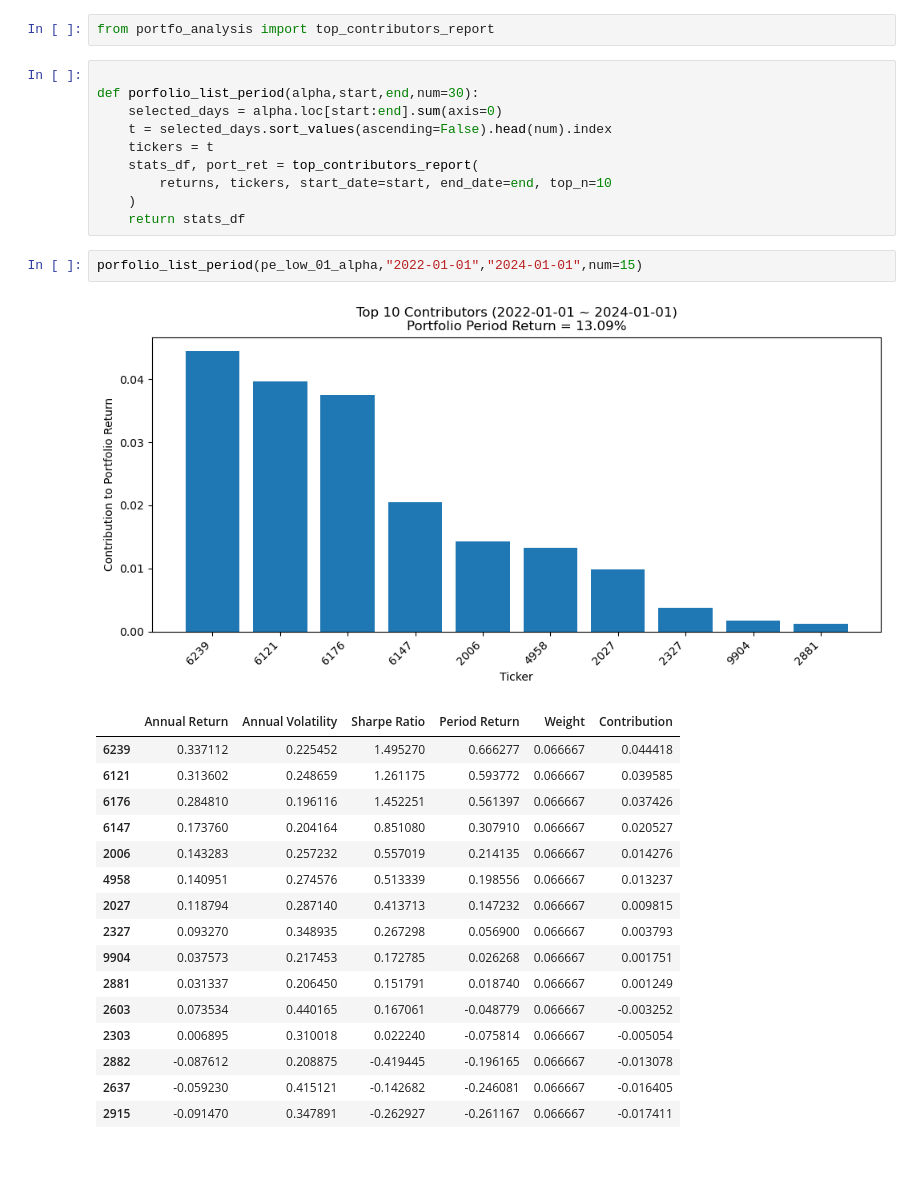
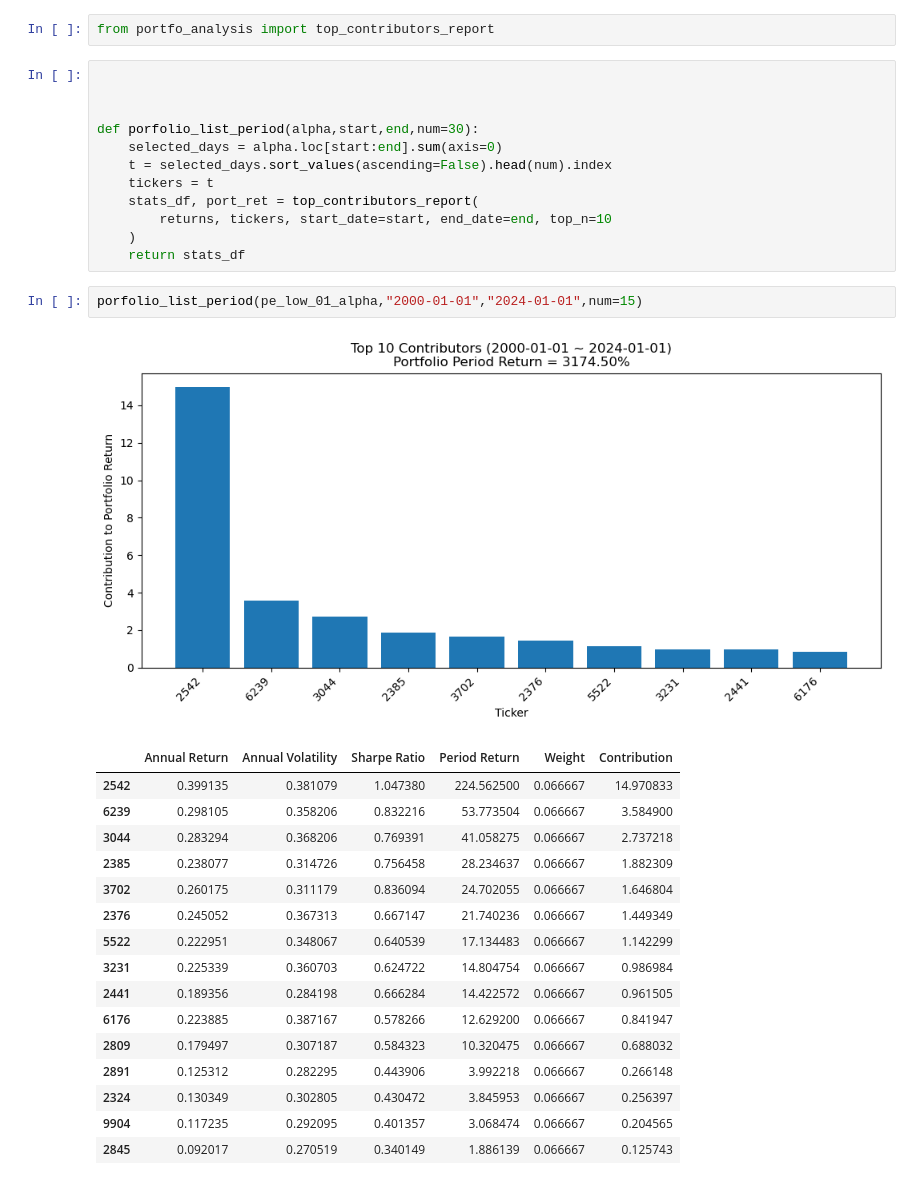
Before and after one commit to alfred0427/----_ver1, a Jupyter notebook: main.ipynb, the cells around one changed output. Drawn from its saved outputs; the diff is of its cells as text.

```diff
--- a/main.ipynb
+++ b/main.ipynb
@@ -341,6 +334,8 @@ Index(['1102', '1210', '1808', '2006', '2101', '2201', '2204', '2206', '2211',
 # %%
 from portfo_analysis import top_contributors_report
 # %%
+
+
 
 def porfolio_list_period(alpha,start,end,num=30):
     selected_days = alpha.loc[start:end].sum(axis=0)
@@ -351,22 +346,22 @@ def porfolio_list_period(alpha,start,end,num=30):
     )
     return stats_df
 # %%
-porfolio_list_period(pe_low_01_alpha,"2022-01-01","2024-01-01",num=15)
+porfolio_list_period(pe_low_01_alpha,"2000-01-01","2024-01-01",num=15)
 # %% [output]
-[figure, old version]
+[figure, new version]
 |  | Annual Return | Annual Volatility | Sharpe Ratio | Period Return | Weight | Contribution |
-| 6239 | 0.337112 | 0.225452 | 1.495270 | 0.666277 | 0.066667 | 0.044418 |
-| 6121 | 0.313602 | 0.248659 | 1.261175 | 0.593772 | 0.066667 | 0.039585 |
-| 6176 | 0.284810 | 0.196116 | 1.452251 | 0.561397 | 0.066667 | 0.037426 |
-| 6147 | 0.173760 | 0.204164 | 0.851080 | 0.307910 | 0.066667 | 0.020527 |
-| 2006 | 0.143283 | 0.257232 | 0.557019 | 0.214135 | 0.066667 | 0.014276 |
-| 4958 | 0.140951 | 0.274576 | 0.513339 | 0.198556 | 0.066667 | 0.013237 |
-| 2027 | 0.118794 | 0.287140 | 0.413713 | 0.147232 | 0.066667 | 0.009815 |
-| 2327 | 0.093270 | 0.348935 | 0.267298 | 0.056900 | 0.066667 | 0.003793 |
-| 9904 | 0.037573 | 0.217453 | 0.172785 | 0.026268 | 0.066667 | 0.001751 |
-| 2881 | 0.031337 | 0.206450 | 0.151791 | 0.018740 | 0.066667 | 0.001249 |
-| 2603 | 0.073534 | 0.440165 | 0.167061 | -0.048779 | 0.066667 | -0.003252 |
-| 2303 | 0.006895 | 0.310018 | 0.022240 | -0.075814 | 0.066667 | -0.005054 |
-| 2882 | -0.087612 | 0.208875 | -0.419445 | -0.196165 | 0.066667 | -0.013078 |
-| 2637 | -0.059230 | 0.415121 | -0.142682 | -0.246081 | 0.066667 | -0.016405 |
-| 2915 | -0.091470 | 0.347891 | -0.262927 | -0.261167 | 0.066667 | -0.017411 |
+| 2542 | 0.399135 | 0.381079 | 1.047380 | 224.562500 | 0.066667 | 14.970833 |
+| 6239 | 0.298105 | 0.358206 | 0.832216 | 53.773504 | 0.066667 | 3.584900 |
+| 3044 | 0.283294 | 0.368206 | 0.769391 | 41.058275 | 0.066667 | 2.737218 |
+| 2385 | 0.238077 | 0.314726 | 0.756458 | 28.234637 | 0.066667 | 1.882309 |
+| 3702 | 0.260175 | 0.311179 | 0.836094 | 24.702055 | 0.066667 | 1.646804 |
+| 2376 | 0.245052 | 0.367313 | 0.667147 | 21.740236 | 0.066667 | 1.449349 |
+| 5522 | 0.222951 | 0.348067 | 0.640539 | 17.134483 | 0.066667 | 1.142299 |
+| 3231 | 0.225339 | 0.360703 | 0.624722 | 14.804754 | 0.066667 | 0.986984 |
+| 2441 | 0.189356 | 0.284198 | 0.666284 | 14.422572 | 0.066667 | 0.961505 |
+| 6176 | 0.223885 | 0.387167 | 0.578266 | 12.629200 | 0.066667 | 0.841947 |
+| 2809 | 0.179497 | 0.307187 | 0.584323 | 10.320475 | 0.066667 | 0.688032 |
+| 2891 | 0.125312 | 0.282295 | 0.443906 | 3.992218 | 0.066667 | 0.266148 |
+| 2324 | 0.130349 | 0.302805 | 0.430472 | 3.845953 | 0.066667 | 0.256397 |
+| 9904 | 0.117235 | 0.292095 | 0.401357 | 3.068474 | 0.066667 | 0.204565 |
+| 2845 | 0.092017 | 0.270519 | 0.340149 | 1.886139 | 0.066667 | 0.125743 |
```
Also changed, not shown: parts of 3 cells of this notebook, 2 other files.
